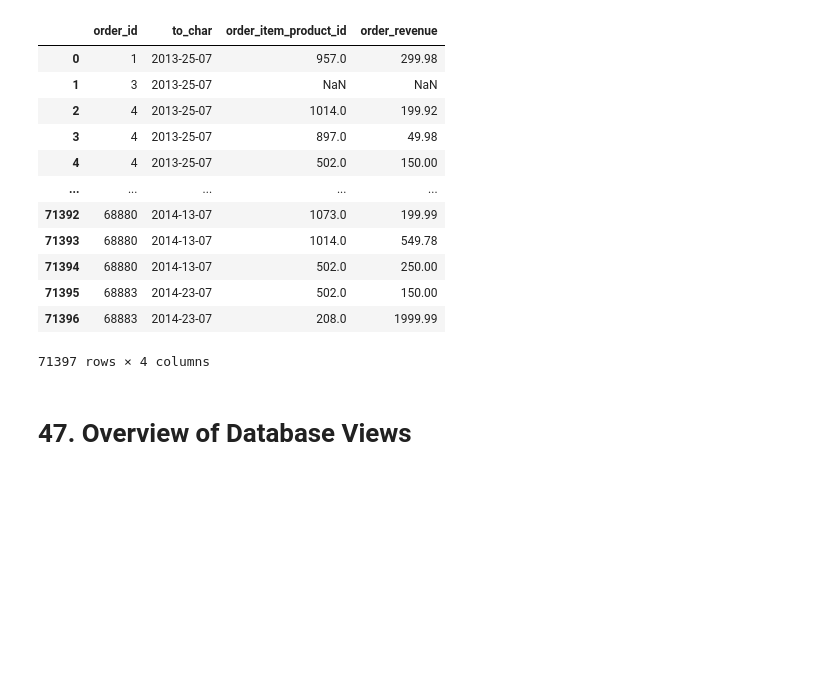
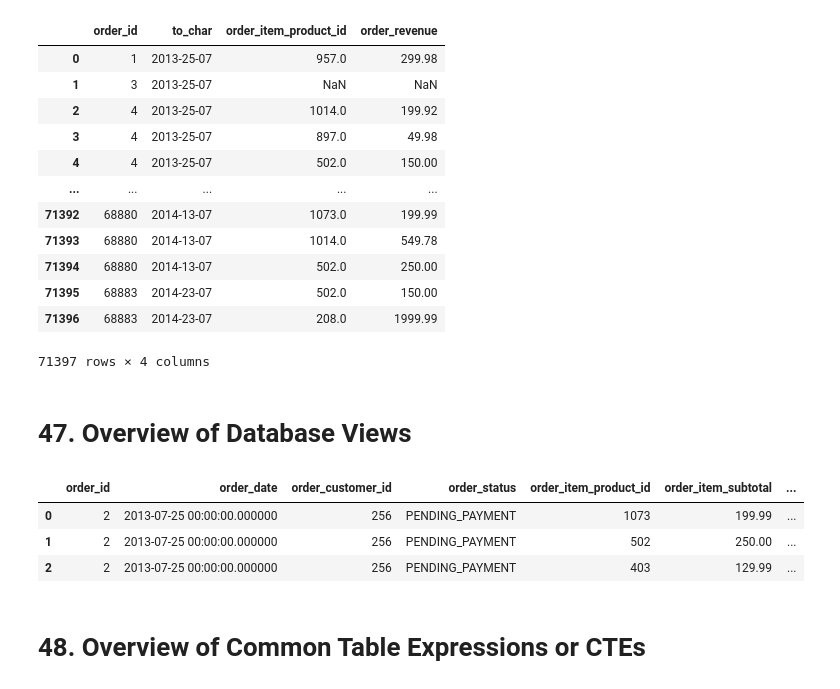
Before and after one commit to ZygimantasB/data_engineering_essentials_using_sql_python_pyspark, a Jupyter notebook: Section 5 Writing Basic SQL Queries/section_5.ipynb, the cells around one changed output. Saved outputs shown, nothing was run; the diff lists cells and outputs as text; code cells hidden in the pictures; blank space fills up the shorter version.

Commit message:
Next 48. Overview of Common Table Expressions or CTEs

```diff
--- a/Section 5 Writing Basic SQL Queries/section_5.ipynb
+++ b/Section 5 Writing Basic SQL Queries/section_5.ipynb
@@ -234,0 +248,11 @@ ORDER BY 1, 3 DESC;
+# %%
+%%sql
+SELECT * FROM order_details_v
+WHERE order_id = 2;
+# %% [output]
+|  | order_id | order_date | order_customer_id | order_status | order_item_product_id | order_item_subtotal | ... |
+| 0 | 2 | 2013-07-25 00:00:00.000000 | 256 | PENDING_PAYMENT | 1073 | 199.99 | ... |
+| 1 | 2 | 2013-07-25 00:00:00.000000 | 256 | PENDING_PAYMENT | 502 | 250.00 | ... |
+| 2 | 2 | 2013-07-25 00:00:00.000000 | 256 | PENDING_PAYMENT | 403 | 129.99 | ... |
+# %% [markdown]
+# 48. Overview of Common Table Expressions or CTEs
```
Also changed, not shown: parts of 2 cells of this notebook.
